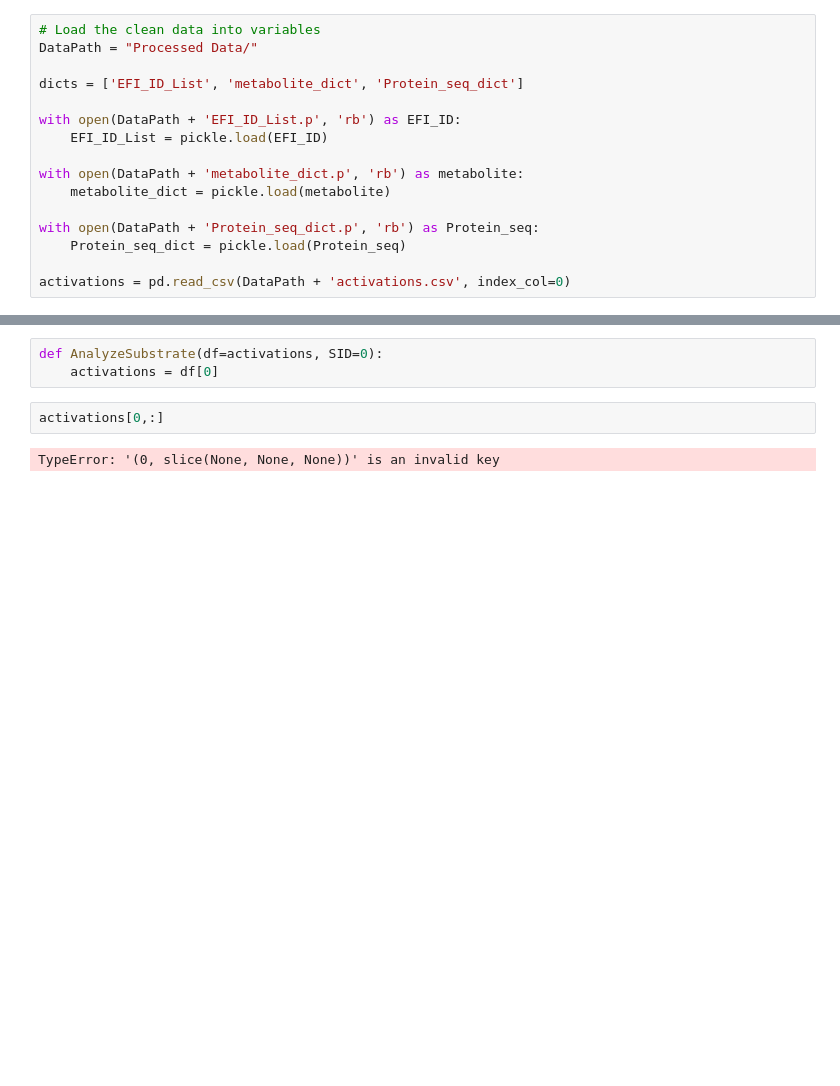
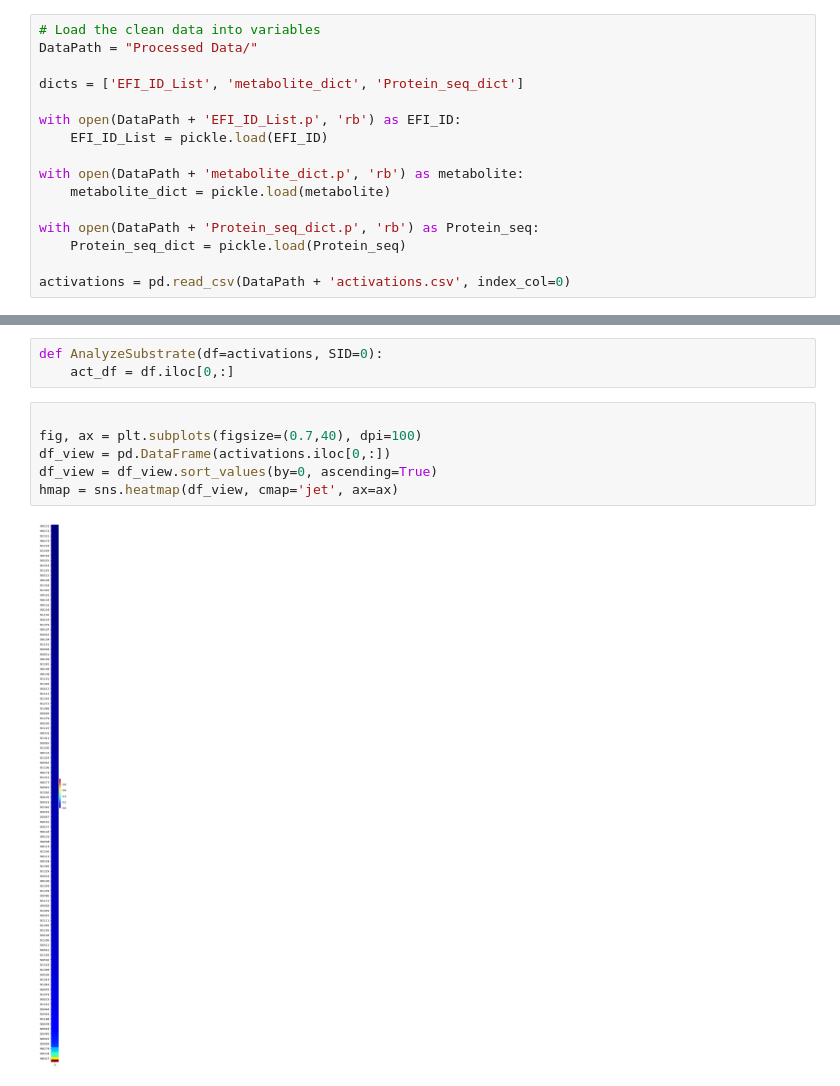
Before and after one commit to anaqiafendi/Phosphotase-Protein-Design-Project, a Jupyter notebook: Activity Analysis/ActivityAnalysis.ipynb, the cells around one changed output, grey strips where cells are left out. Saved outputs shown, nothing was run; the diff lists cells and outputs as text; blank space fills up the shorter version.

Commit message:
Added seaborn support to display better heatmaps

```diff
--- a/Activity Analysis/ActivityAnalysis.ipynb
+++ b/Activity Analysis/ActivityAnalysis.ipynb
@@ -34,7 +47,11 @@ def Heatmap(df=activations,xlabel="Protein Index", ylabel="Substrate Index", dpi
 # %%
 def AnalyzeSubstrate(df=activations, SID=0):
-    activations = df[0]
+    act_df = df.iloc[0,:]
-# %%
-activations[0,:]
-# %% [output]
-TypeError: '(0, slice(None, None, None))' is an invalid key
+# %%
+
+fig, ax = plt.subplots(figsize=(0.7,40), dpi=100)
+df_view = pd.DataFrame(activations.iloc[0,:])
+df_view = df_view.sort_values(by=0, ascending=True)
+hmap = sns.heatmap(df_view, cmap='jet', ax=ax)
+# %% [output]
+[figure, added]
```
Also changed, not shown: parts of 3 cells of this notebook, 1 other file.
